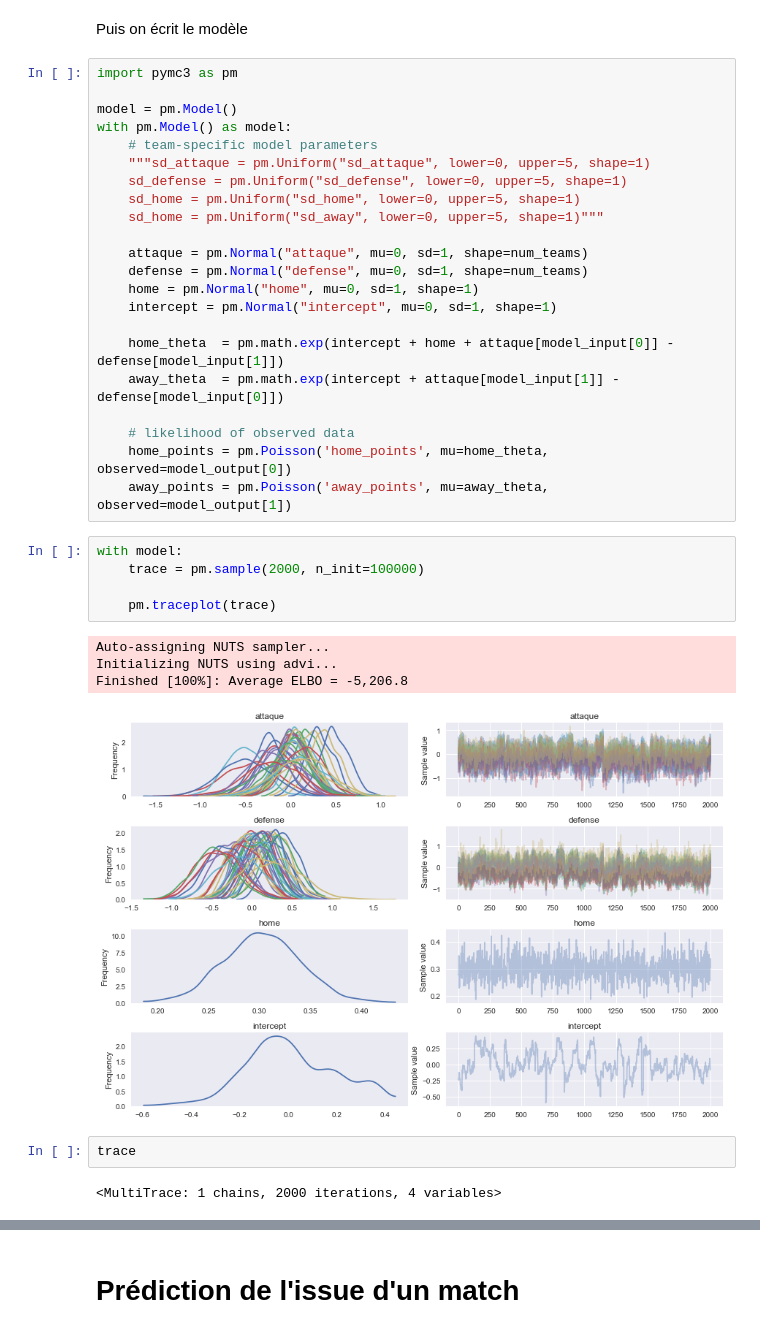
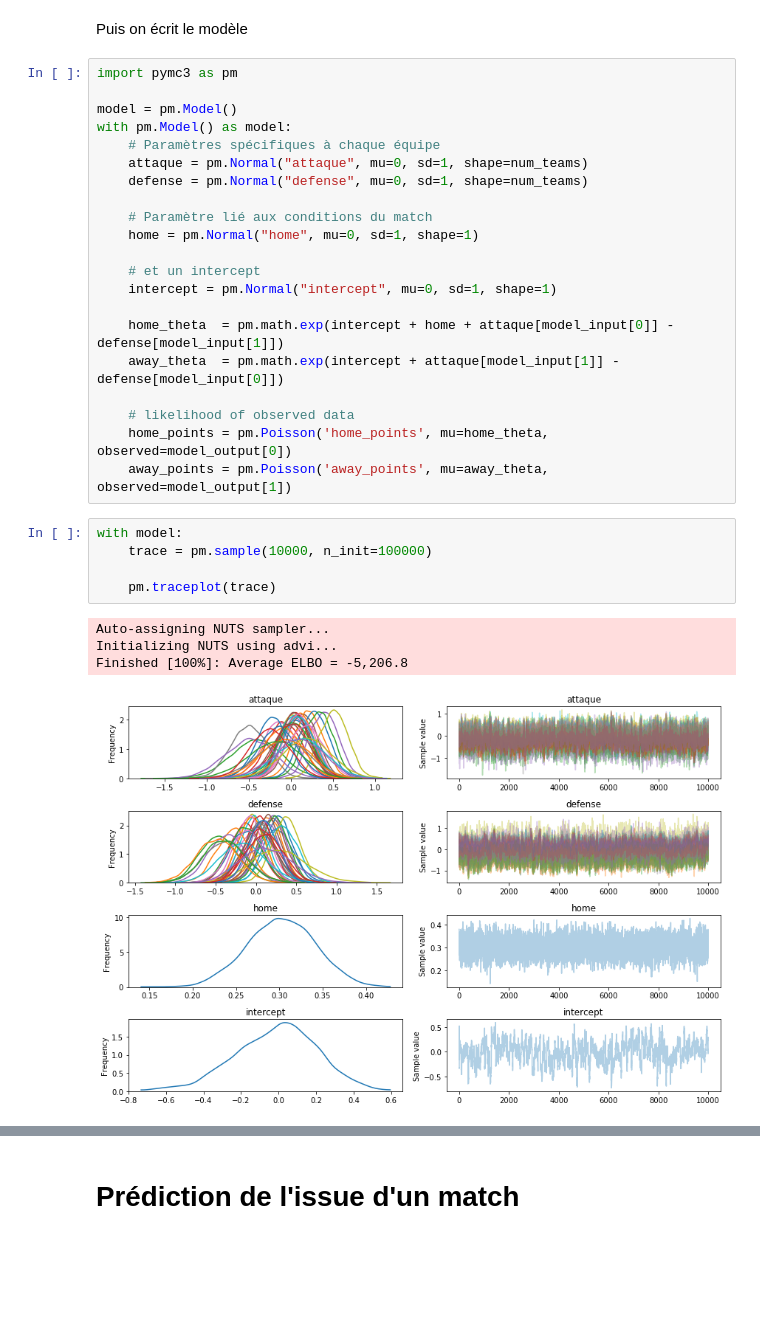
Before and after one commit to alexisrosuel/Football-predictions, a Jupyter notebook: V1.ipynb, the cells around one changed output, grey strips where cells are left out. Cells and saved outputs as stored; diff of their text form; blank space fills up the shorter version.

```diff
--- a/V1.ipynb
+++ b/V1.ipynb
@@ -140,15 +142,14 @@ import pymc3 as pm
 
 model = pm.Model()
 with pm.Model() as model:
-    # team-specific model parameters
-    """sd_attaque = pm.Uniform("sd_attaque", lower=0, upper=5, shape=1)
-    sd_defense = pm.Uniform("sd_defense", lower=0, upper=5, shape=1)
-    sd_home = pm.Uniform("sd_home", lower=0, upper=5, shape=1)
-    sd_home = pm.Uniform("sd_away", lower=0, upper=5, shape=1)"""
-
+    # Paramètres spécifiques à chaque équipe
     attaque = pm.Normal("attaque", mu=0, sd=1, shape=num_teams)
     defense = pm.Normal("defense", mu=0, sd=1, shape=num_teams)
+
+    # Paramètre lié aux conditions du match
     home = pm.Normal("home", mu=0, sd=1, shape=1)
+
+    # et un intercept
     intercept = pm.Normal("intercept", mu=0, sd=1, shape=1)
 
     home_theta  = pm.math.exp(intercept + home + attaque[model_input[0]] - defense[model_input[1]])
@@ -159,15 +160,11 @@ with pm.Model() as model:
     away_points = pm.Poisson('away_points', mu=away_theta, observed=model_output[1])
 # %%
 with model:
-    trace = pm.sample(2000, n_init=100000)
+    trace = pm.sample(10000, n_init=100000)
 
     pm.traceplot(trace)
 # %% [output]
 Auto-assigning NUTS sampler...
 Initializing NUTS using advi...
 Finished [100%]: Average ELBO = -5,206.8
-[figure, old version]
+[figure, new version]
-# %%
-trace
-# %% [output]
-<MultiTrace: 1 chains, 2000 iterations, 4 variables>
```
Also changed, not shown: parts of 47 cells of this notebook.
